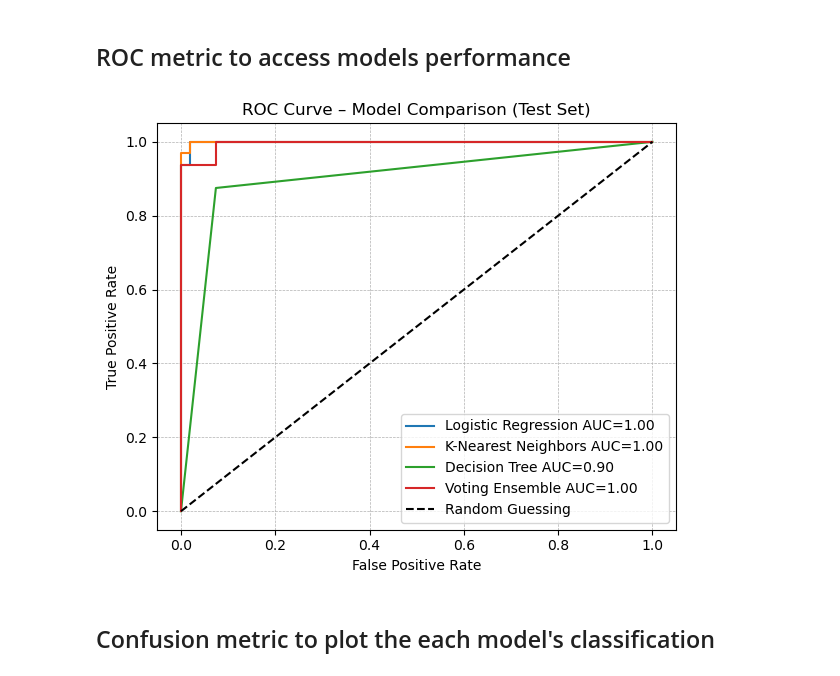
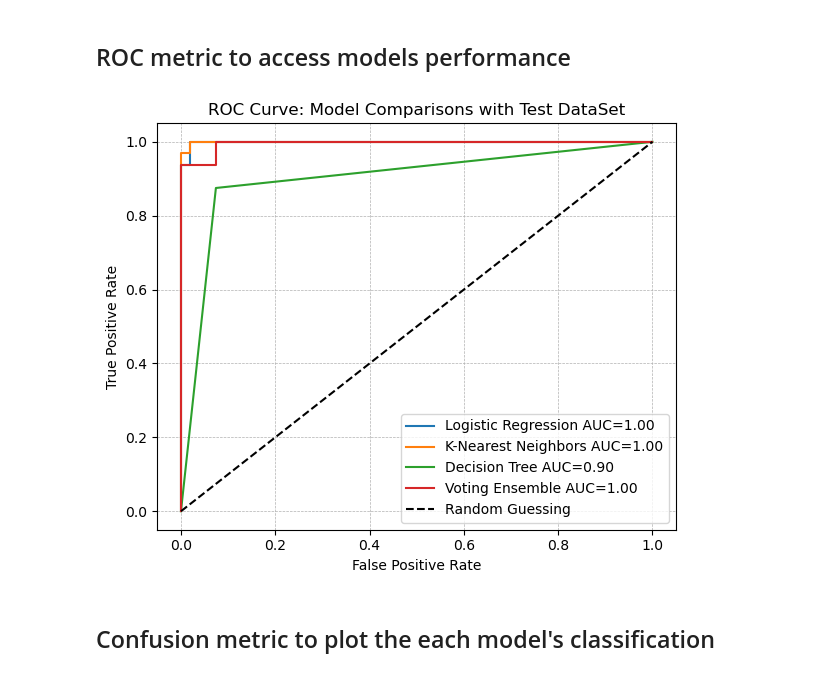
Before and after one commit to QMay17/CS171-Machine-Learning-Project, a Jupyter notebook: notebooks/tnz_model_construction.ipynb, the cells around one changed output. Saved outputs shown, nothing was run; the diff lists cells and outputs as text; code cells hidden in the pictures.

Commit message:
model analysis

```diff
--- a/notebooks/tnz_model_construction.ipynb
+++ b/notebooks/tnz_model_construction.ipynb
@@ -148,40 +148,40 @@ Test F1: 0.9508196721311475
 # %%
 models = [
     ("Logistic Regression", Lg),
     ("K-Nearest Neighbors", knn),
     ("Decision Tree", dt),
     ("Voting Ensemble", voting_cls)
 ]
 
 plt.figure(figsize=(6, 5))
 
 for name, model in models:
-    probabilities = model.predict_proba(X_test_data)  # shape: (n_samples, 2)
-    y_prob = probabilities[:, 1]  # probability of class 1 (malignant)
+    probabilities = model.predict_proba(X_test_data)
+    y_prob = probabilities[:, 1]
 
-    # compute ROC curve
+
     fpr, tpr, _ = roc_curve(y_test_data, y_prob, pos_label=1)
 
-    # compute AUC
+
     auc = roc_auc_score(y_test_data, y_prob)
 
     label = name + ' AUC='+'{:.2f}'.format(auc)
 
-    # plot
+
     plt.plot(fpr, tpr, label = label)
 
-# random guessing line
+
 plt.plot([0, 1], [0, 1], "k--", label="Random Guessing")
 
 plt.grid(linestyle="--", linewidth=0.5)
 plt.xlabel("False Positive Rate")
 plt.ylabel("True Positive Rate")
-plt.title("ROC Curve – Model Comparison (Test Set)")
+plt.title("ROC Curve: Model Comparisons with Test DataSet")
 plt.legend()
 plt.tight_layout()
 plt.show()
 # %% [output]
-[figure, old version]
+[figure, new version]
 # %% [markdown]
 ## Confusion metric to plot the each model's classification
 # %%
```
Also changed, not shown: parts of 2 cells of this notebook, 2 other files.
